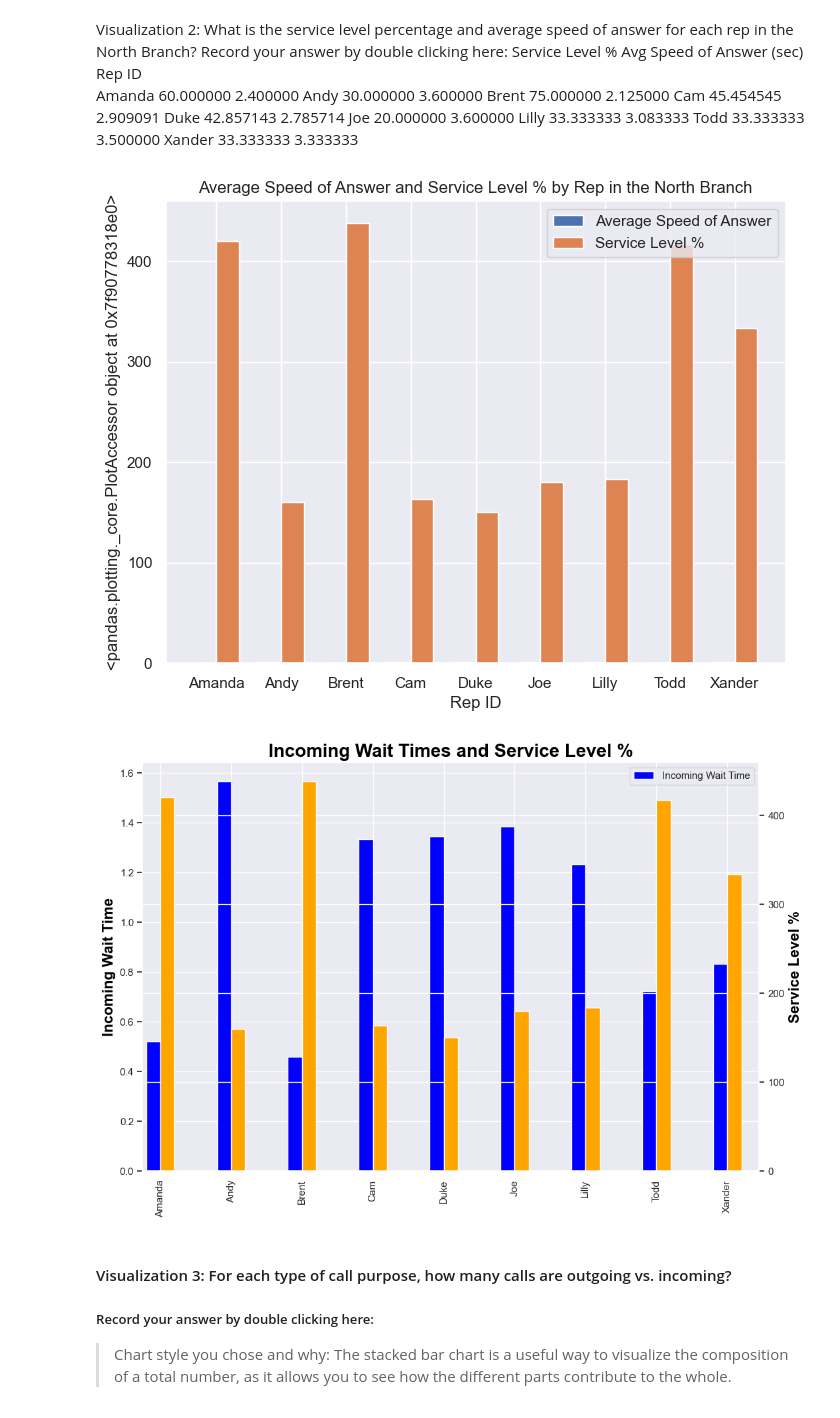
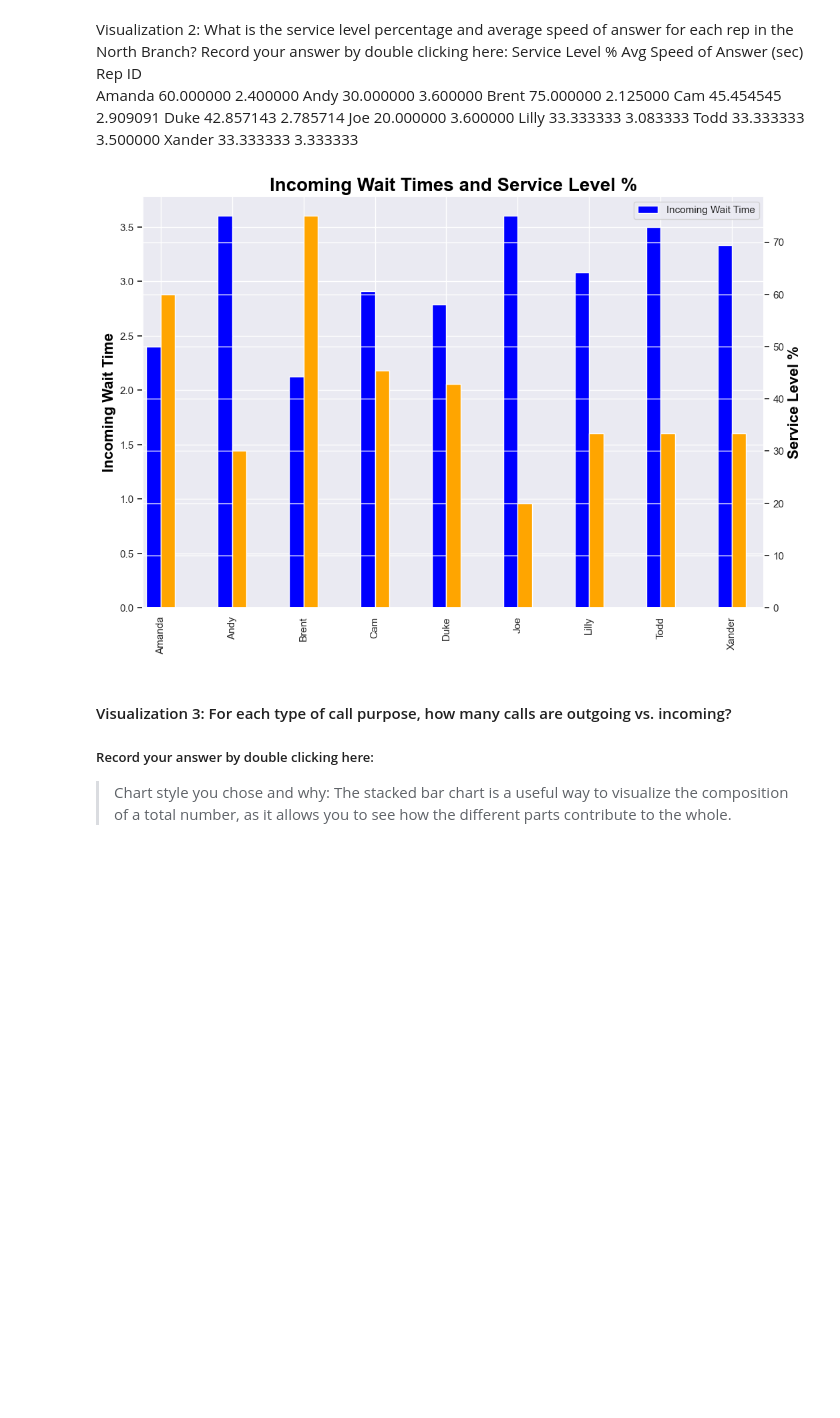
Before and after one commit to farasaidi/call-center-cleanup-assignment, a Jupyter notebook: Call_Center_Cleanup.ipynb, the cells around one changed output. Cells and saved outputs as stored; diff of their text form; code cells hidden in the pictures; blank space fills up the shorter version.

```diff
--- a/Call_Center_Cleanup.ipynb
+++ b/Call_Center_Cleanup.ipynb
@@ -465,65 +368,37 @@ quick_stats = quick_reps.groupby(["Rep ID"]).sum()  # Final Table
 total_calls_in = north_df[north_df["Incoming or Outgoing"] == "Incoming"]
 rep_calls = total_calls_in[["Rep ID", "Calls"]]
 total_stats = rep_calls.groupby(["Rep ID"]).sum() # Final Table
 
 #  Table 3: Service Level Percentage created via merge
 service_level = pd.merge(quick_stats, total_stats, on="Rep ID")
 
 # Create Percentage Column in Table 3
 service_level["Service Level %"] = service_level["Calls_x"]/service_level["Calls_y"] * 100
 
 #Your Code Here:
 # Merge the north_plt and service_level dataframes
-
-north_stats = pd.merge(north_plt, service_level, on="Rep ID")
 import matplotlib.pyplot as plt
-
-# Set up the figure
-fig, ax = plt.subplots(figsize=(8, 6))
-
-# Set the x-axis labels as the rep IDs
-labels = north_stats["Rep ID"]
-
-# Set the x-axis positions for each group of bars
-x = np.arange(len(labels))
-
-# Set the width of each bar
-width = 0.35
-
-# Plot the average speed of answer bars
-ax.bar(x - width/2, north_stats["Incoming Wait Time"], width, label="Average Speed of Answer")
-
-# Plot the service level percentage bars
-ax.bar(x + width/2, north_stats["Service Level %"], width, label="Service Level %")
-
-# Add the x-axis labels, title, and legend
-ax.set_xticks(x)
-ax.set_xticklabels(labels)
-ax.set_xlabel("Rep ID")
-ax.set_ylabel(service_level["Service Level %"].plot)
-ax.set_title("Average Speed of Answer and Service Level % by Rep in the North Branch")
-ax.legend()
-
-plt.show()
 
 
 # Create matplotlib figure
 fig = plt.figure(figsize=(12, 8))
 # Create matplotlib axes
 ax = fig.add_subplot(111)
 # Create second x axes on same fig.
 ax2 = ax.twinx()
 # Set Width of bars
 width = 0.2
+
 north_plt.plot(kind='bar', color='blue', ax=ax, width=width, position=1)
 service_level["Service Level %"].plot(kind='bar', color='orange', ax=ax2, width=width, position=0)
+
 ax.set_ylabel('Incoming Wait Time',color = 'black', fontsize = 16, fontweight = 'bold')
 ax2.set_ylabel('Service Level %',color = 'black', fontsize = 16, fontweight = 'bold')
 plt.title('Incoming Wait Times and Service Level %', color = 'black', fontsize = 20, fontweight = 'bold')
+
 plt.show()
 # %% [output]
-[figure, old version]
+[figure, new version]
-[figure, removed]
 # %% [markdown]
 #### Visualization 3: For each type of call purpose, how many calls are outgoing vs. incoming?
 ##### Record your answer by double clicking here:
```
Also changed, not shown: parts of 15 cells of this notebook.
